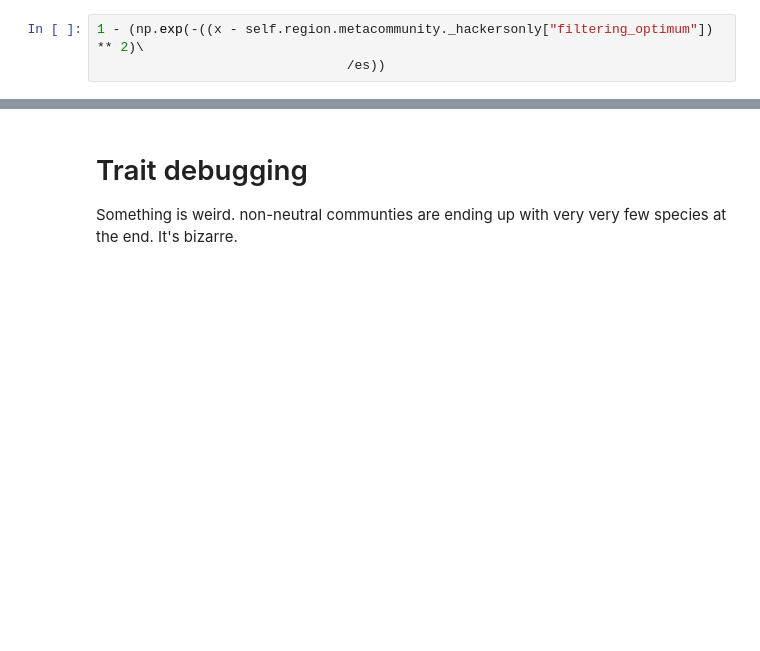
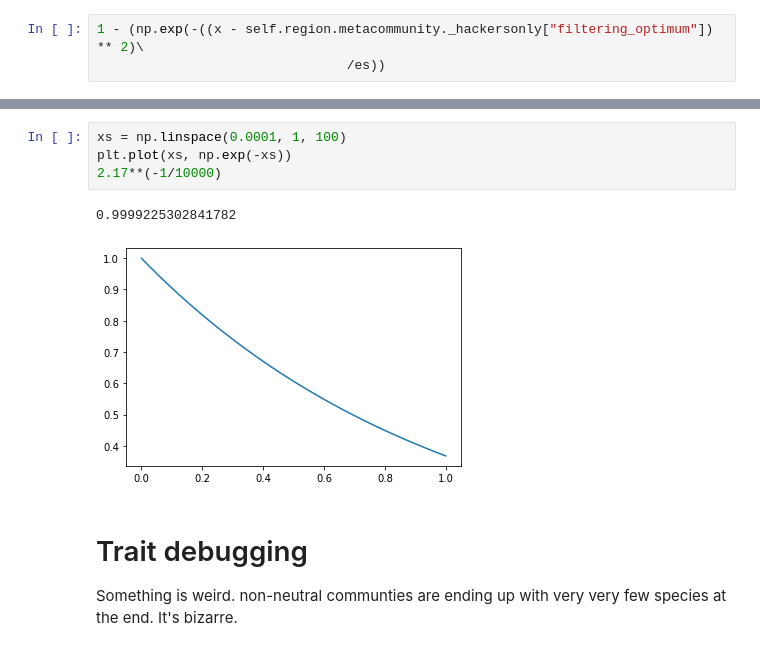
Before and after one commit to messDiv/MESS, a Jupyter notebook: jupyter-notebooks/util/TraitStrengthPlotting.ipynb, the cells around one changed output, grey strips where cells are left out. Saved outputs shown, nothing was run; the diff lists cells and outputs as text; blank space fills up the shorter version.

```diff
--- a/jupyter-notebooks/util/TraitStrengthPlotting.ipynb
+++ b/jupyter-notebooks/util/TraitStrengthPlotting.ipynb
@@ -39,3 +115,10 @@ for st in [0.001, 0.01, 0.1, 5, 10]:
+# %%
+xs = np.linspace(0.0001, 1, 100)
+plt.plot(xs, np.exp(-xs))
+2.17**(-1/10000)
+# %% [output]
+0.9999225302841782
+[figure, added]
 # %% [markdown]
 # Trait debugging
 Something is weird. non-neutral communties are ending up with very very few species at the end. It's bizarre.
```
Also changed, not shown: parts of 4 cells of this notebook.
